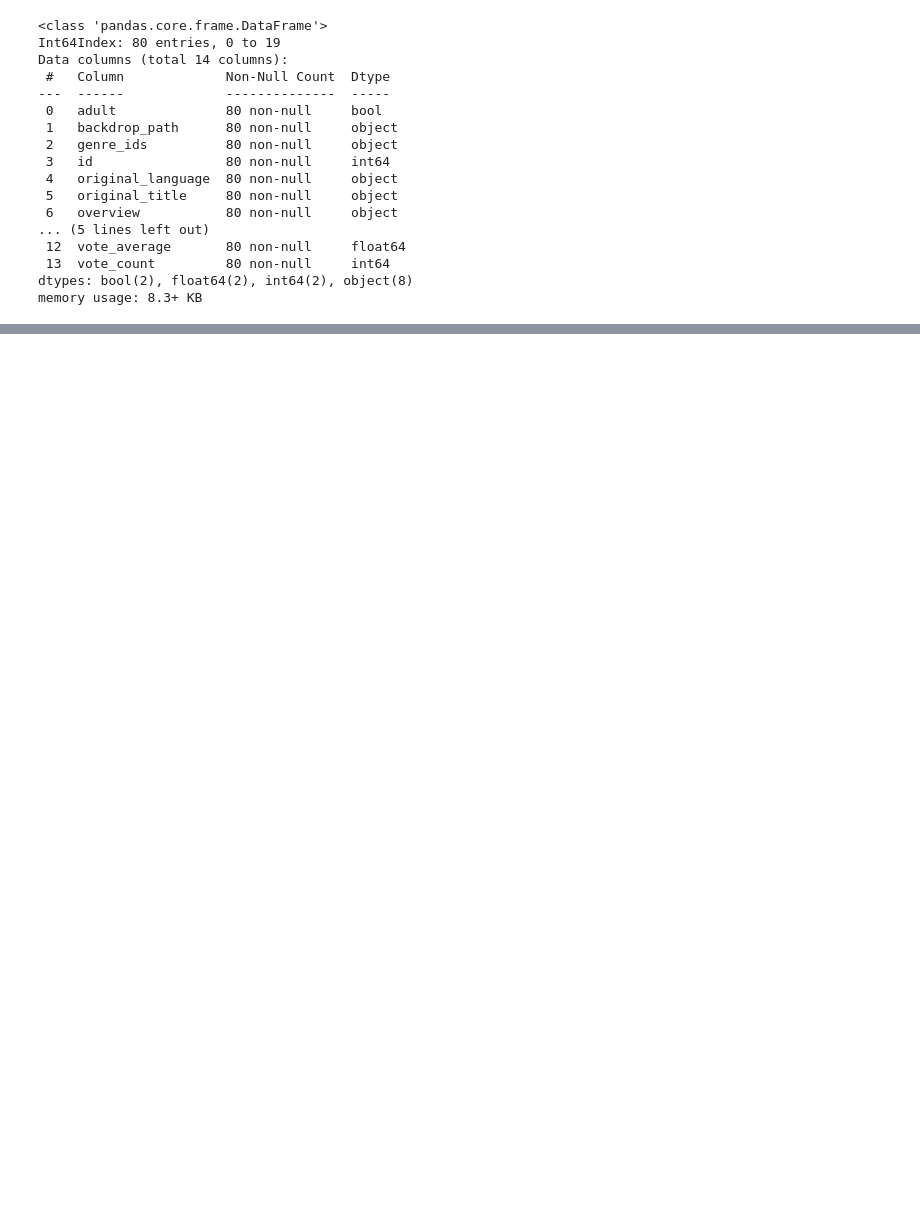
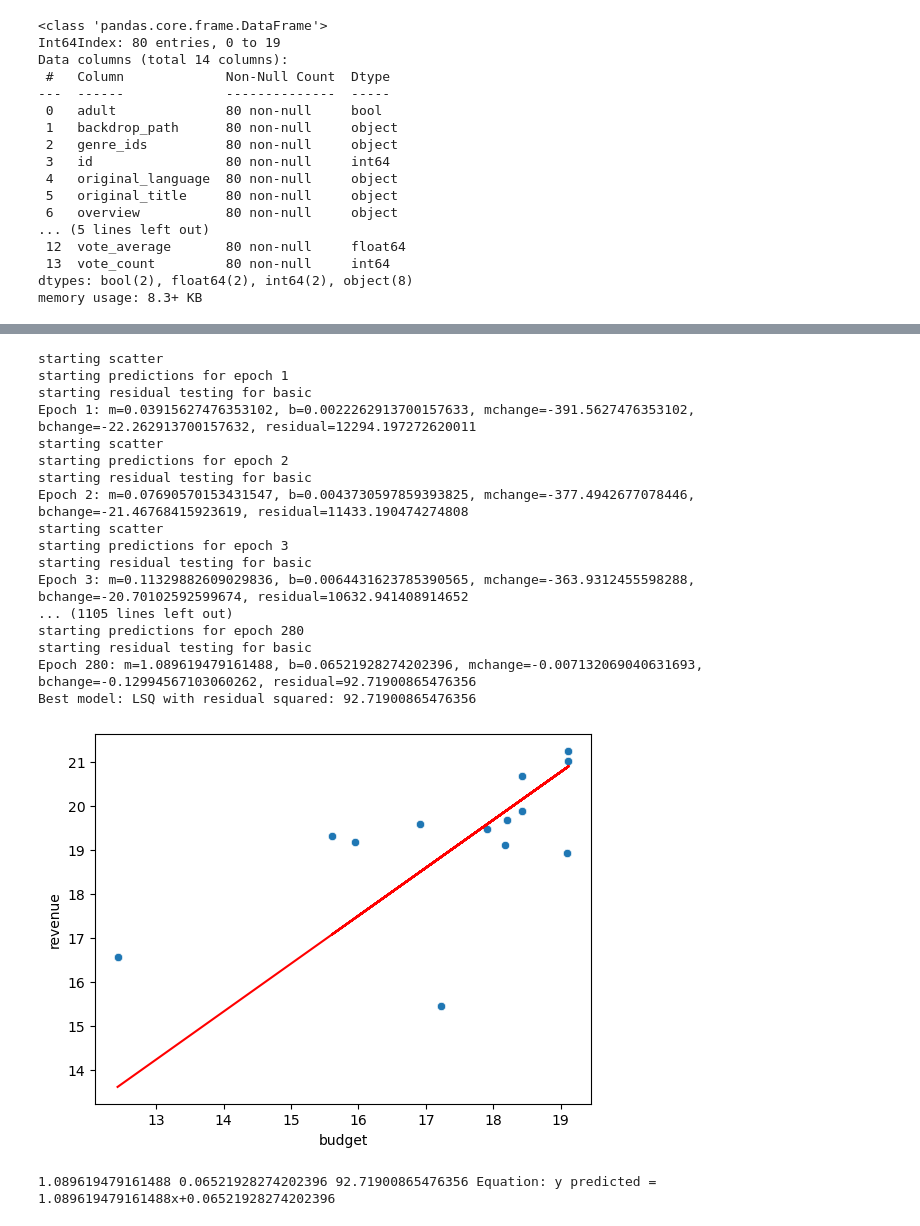
Before and after one commit to Charred-Baguette/AI-AT-CCIC, a Jupyter notebook: Semester 1/movies/movies.ipynb, the cells around one changed output, grey strips where cells are left out. Drawn from its saved outputs; the diff is of its cells as text; code cells hidden in the pictures; blank space fills up the shorter version.

```diff
--- a/Semester 1/movies/movies.ipynb
+++ b/Semester 1/movies/movies.ipynb
@@ -193,0 +254,24 @@ df.head()
+# %%
+import seaborn as sns
+import matplotlib.pyplot as plt
+m, b, z, a = linreg(df, 'budget', 'revenue', 280)
+# %% [output]
+starting scatter
+starting predictions for epoch 1
+starting residual testing for basic
+Epoch 1: m=0.03915627476353102, b=0.0022262913700157633, mchange=-391.5627476353102, bchange=-22.262913700157632, residual=12294.197272620011
+starting scatter
+starting predictions for epoch 2
+starting residual testing for basic
+Epoch 2: m=0.07690570153431547, b=0.0043730597859393825, mchange=-377.4942677078446, bchange=-21.46768415923619, residual=11433.190474274808
+starting scatter
+starting predictions for epoch 3
+starting residual testing for basic
+Epoch 3: m=0.11329882609029836, b=0.0064431623785390565, mchange=-363.9312455598288, bchange=-20.70102592599674, residual=10632.941408914652
+... (1105 lines left out)
+starting predictions for epoch 280
+starting residual testing for basic
+Epoch 280: m=1.089619479161488, b=0.06521928274202396, mchange=-0.007132069040631693, bchange=-0.12994567103060262, residual=92.71900865476356
+Best model: LSQ with residual squared: 92.71900865476356
+[figure, added]
+1.089619479161488 0.06521928274202396 92.71900865476356 Equation: y predicted = 1.089619479161488x+0.06521928274202396
```
Also changed, not shown: parts of 16 cells of this notebook.
